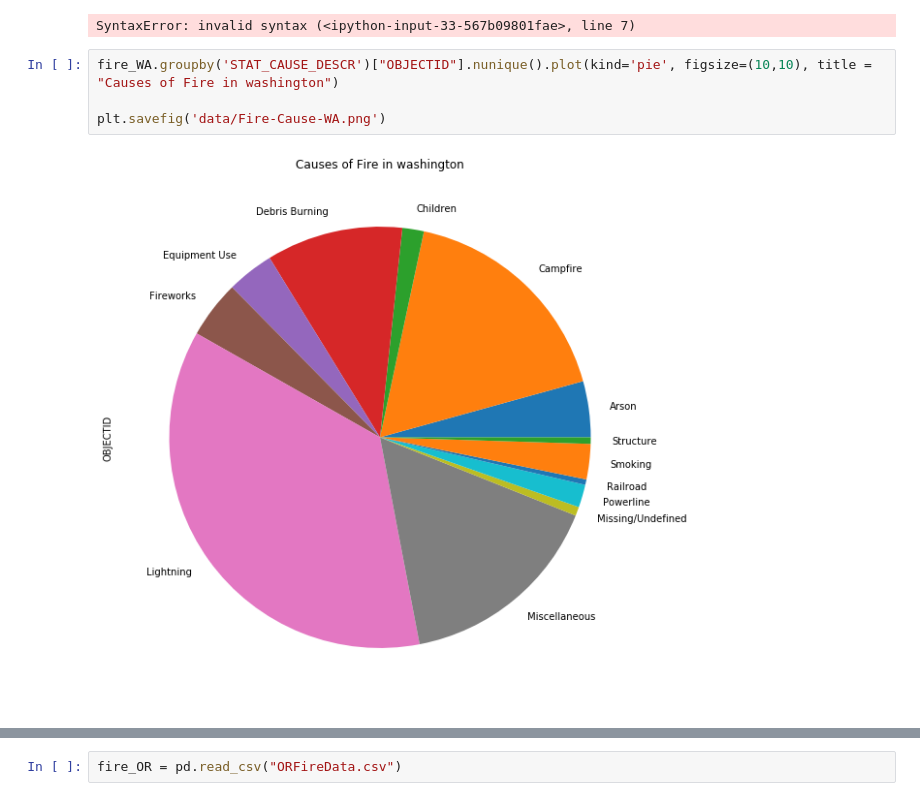
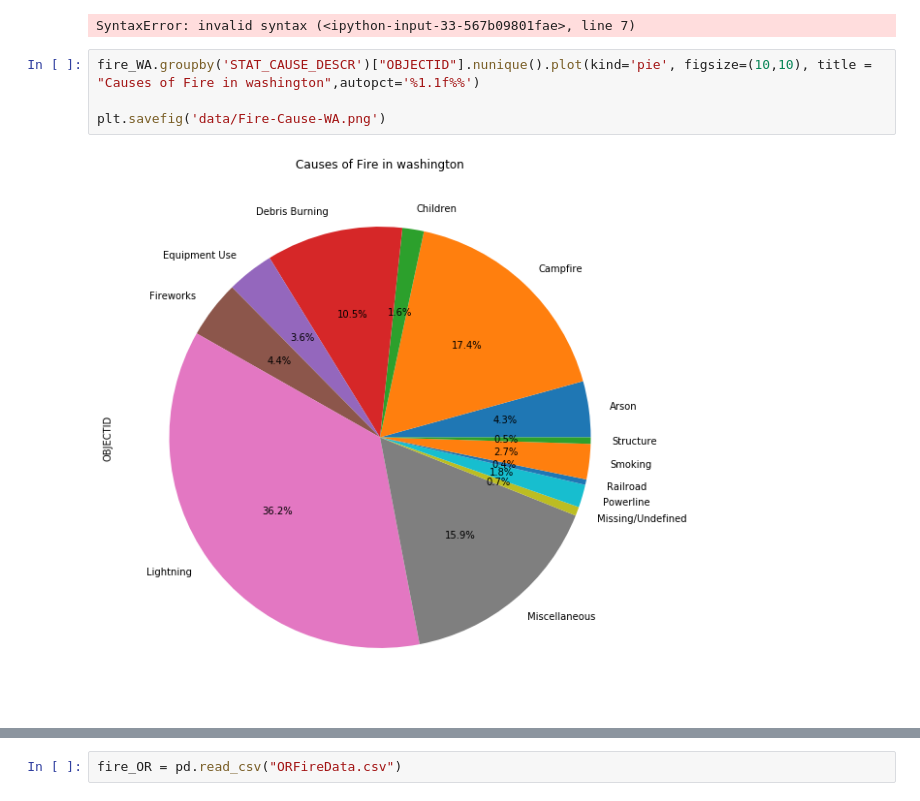
Before and after one commit to meharperjr/WyldFyrez, a Jupyter notebook: Fire Count Breakdown.ipynb, the cells around one changed output, grey strips where cells are left out. Cells and saved outputs as stored; diff of their text form.

Commit message:
updating charts

```diff
--- a/Fire Count Breakdown.ipynb
+++ b/Fire Count Breakdown.ipynb
@@ -84,9 +84,9 @@ plt.savefig('data/total_Fires_Chart_By_Year_WA.png')
 # %% [output]
 SyntaxError: invalid syntax (<ipython-input-33-567b09801fae>, line 7)
 # %%
-fire_WA.groupby('STAT_CAUSE_DESCR')["OBJECTID"].nunique().plot(kind='pie', figsize=(10,10), title = "Causes of Fire in washington")
+fire_WA.groupby('STAT_CAUSE_DESCR')["OBJECTID"].nunique().plot(kind='pie', figsize=(10,10), title = "Causes of Fire in washington",autopct='%1.1f%%')
 
 plt.savefig('data/Fire-Cause-WA.png')
 # %% [output]
-[figure, old version]
+[figure, new version]
 # %%
```
Also changed, not shown: parts of 3 cells of this notebook, 2 other files.
